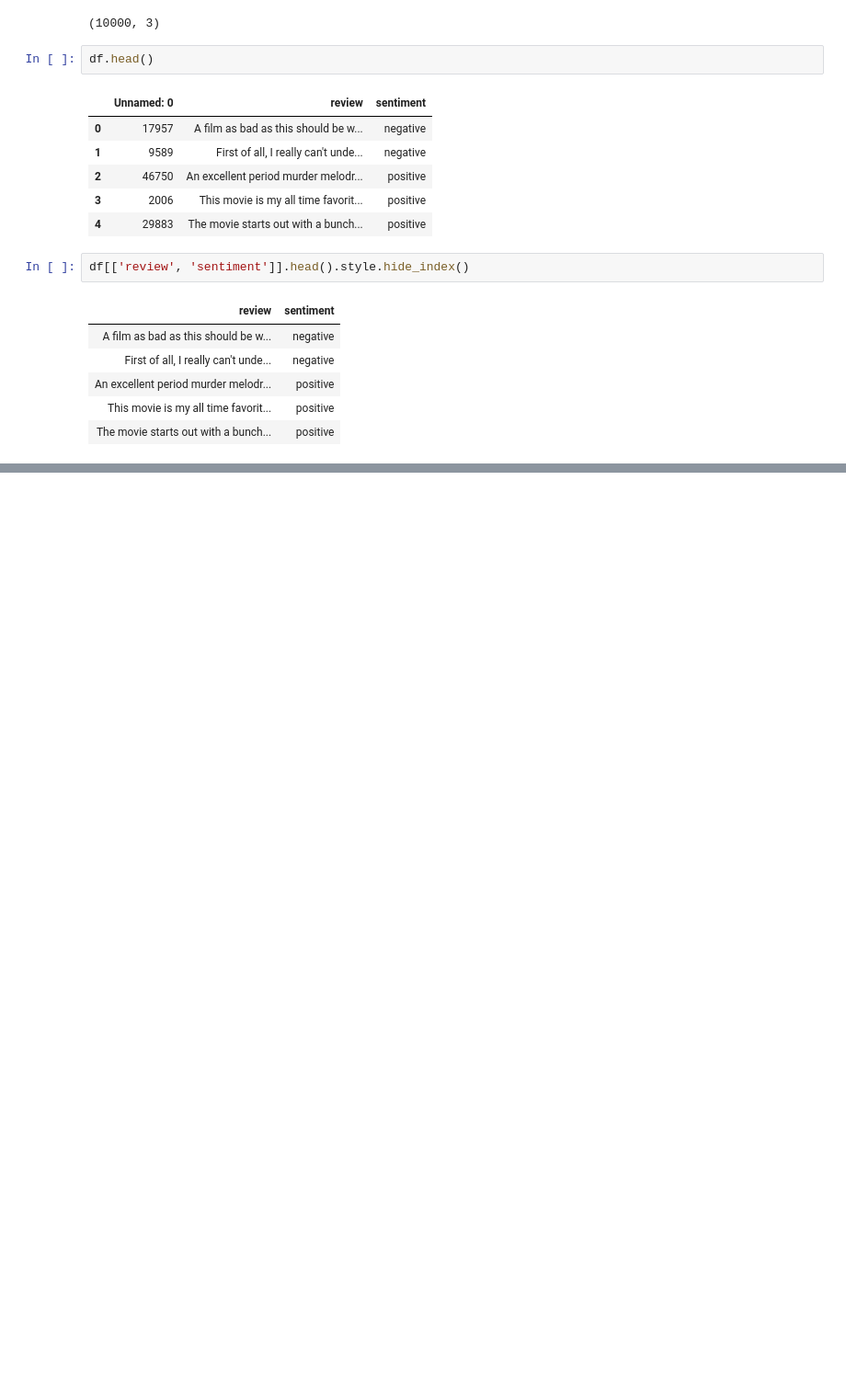
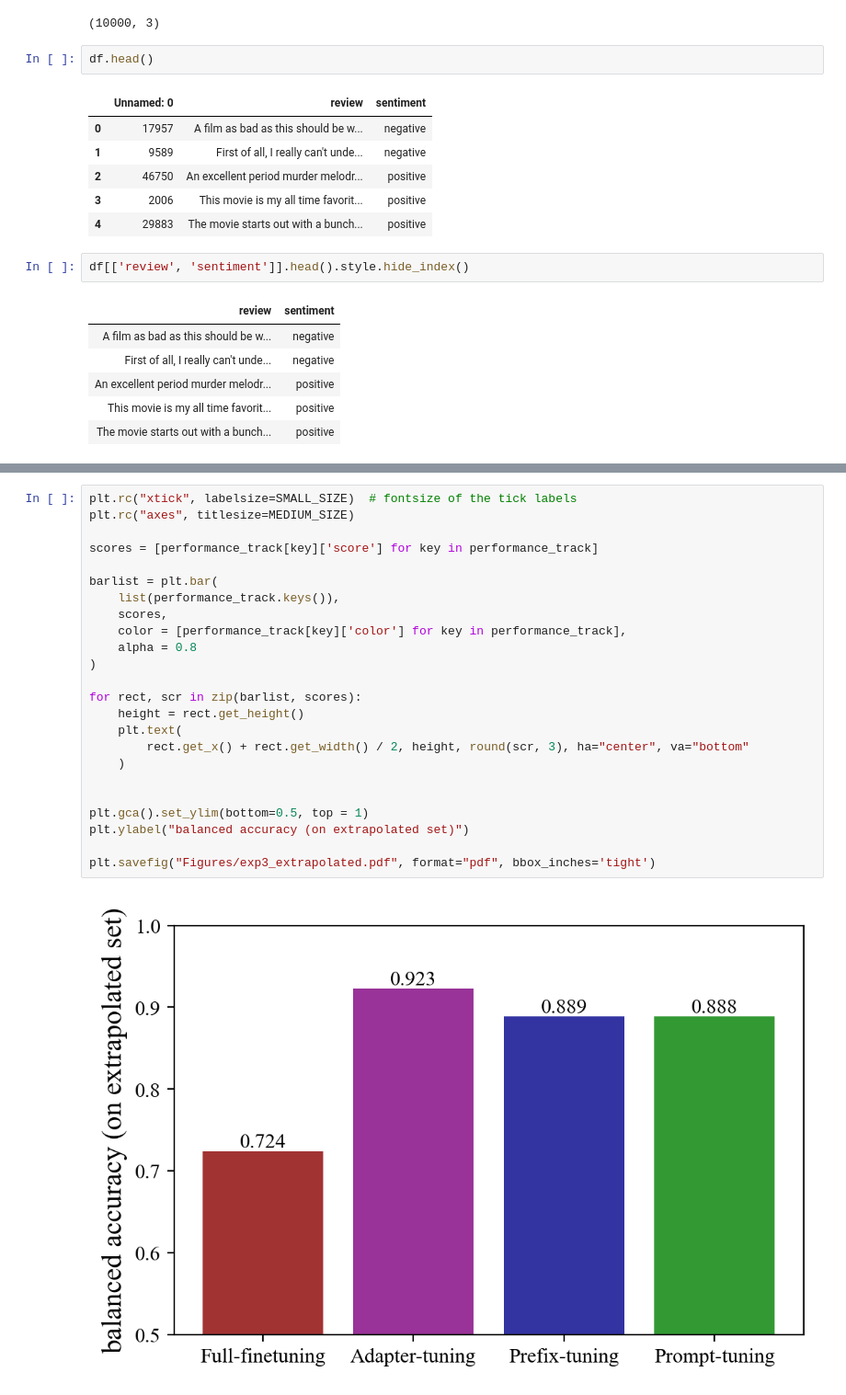
Before and after one commit to arnab-api/Lightweight_Finetuning, a Jupyter notebook: Analysis.ipynb, the cells around one changed output, grey strips where cells are left out. Shown at 92% size. Cells and saved outputs as stored; diff of their text form; blank space fills up the shorter version.

```diff
--- a/Analysis.ipynb
+++ b/Analysis.ipynb
@@ -204,0 +267,26 @@ plt.savefig("Figures/exp_2__low_data.pdf", format="pdf", bbox_inches='tight')
+# %%
+plt.rc("xtick", labelsize=SMALL_SIZE)  # fontsize of the tick labels
+plt.rc("axes", titlesize=MEDIUM_SIZE)
+
+scores = [performance_track[key]['score'] for key in performance_track]
+
+barlist = plt.bar(
+    list(performance_track.keys()),
+    scores,
+    color = [performance_track[key]['color'] for key in performance_track],
+    alpha = 0.8
+)
+
+for rect, scr in zip(barlist, scores):
+    height = rect.get_height()
+    plt.text(
+        rect.get_x() + rect.get_width() / 2, height, round(scr, 3), ha="center", va="bottom"
+    )
+
+
+plt.gca().set_ylim(bottom=0.5, top = 1)
+plt.ylabel("balanced accuracy (on extrapolated set)")
+
+plt.savefig("Figures/exp3_extrapolated.pdf", format="pdf", bbox_inches='tight')
+# %% [output]
+[figure, added]
```
Also changed, not shown: parts of 7 cells of this notebook, 9 other files.
